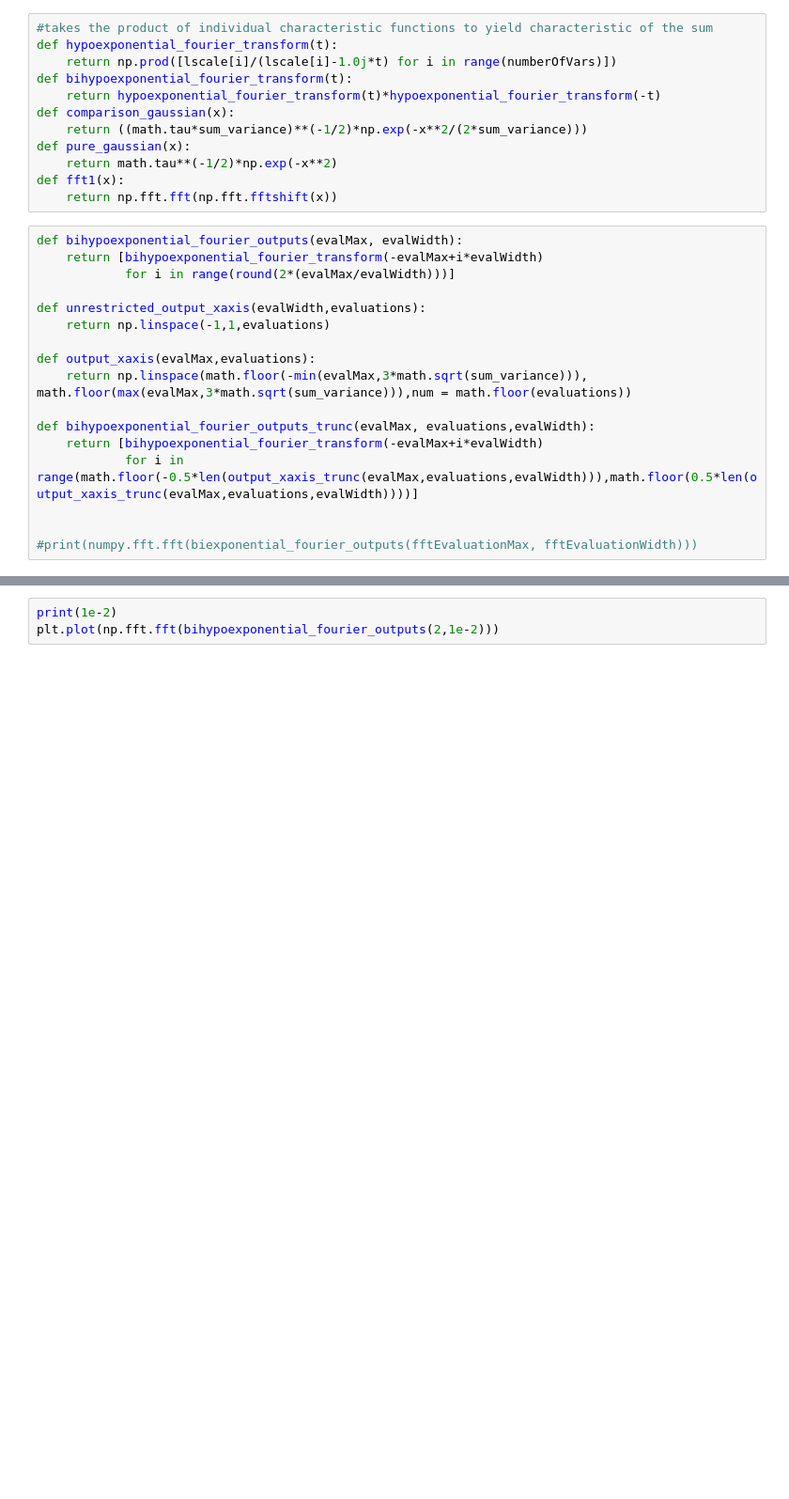
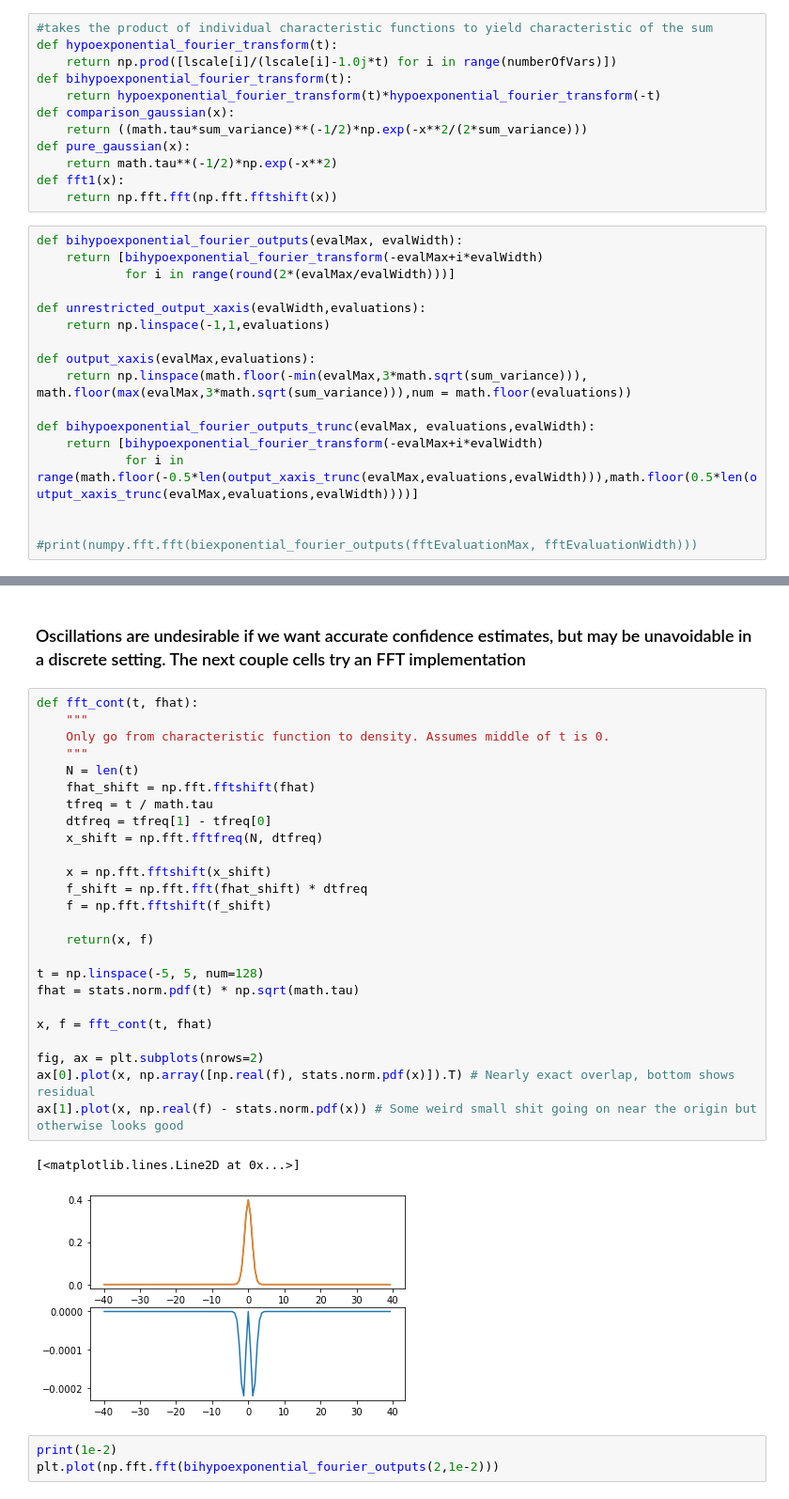
Before and after one commit to jlcbrown/FFT_hypoexp_comp, a Jupyter notebook: FFT_computation_testing.ipynb, the cells around one changed output, grey strips where cells are left out. Shown at 94% size. Saved outputs shown, nothing was run; the diff lists cells and outputs as text; blank space fills up the shorter version.

```diff
--- a/FFT_computation_testing.ipynb
+++ b/FFT_computation_testing.ipynb
@@ -54,3 +122,33 @@ def bihypoexponential_fourier_outputs_trunc(evalMax, evaluations,evalWidth):
+# %% [markdown]
+### Oscillations are undesirable if we want accurate confidence estimates, but may be unavoidable in a discrete setting. The next couple cells try an FFT implementation
+# %%
+def fft_cont(t, fhat):
+    """
+    Only go from characteristic function to density. Assumes middle of t is 0.
+    """
+    N = len(t)
+    fhat_shift = np.fft.fftshift(fhat)
+    tfreq = t / math.tau
+    dtfreq = tfreq[1] - tfreq[0]
+    x_shift = np.fft.fftfreq(N, dtfreq)
+
+    x = np.fft.fftshift(x_shift)
+    f_shift = np.fft.fft(fhat_shift) * dtfreq
+    f = np.fft.fftshift(f_shift)
+
+    return(x, f)
+
+t = np.linspace(-5, 5, num=128)
+fhat = stats.norm.pdf(t) * np.sqrt(math.tau)
+
+x, f = fft_cont(t, fhat)
+
+fig, ax = plt.subplots(nrows=2)
+ax[0].plot(x, np.array([np.real(f), stats.norm.pdf(x)]).T) # Nearly exact overlap, bottom shows residual
+ax[1].plot(x, np.real(f) - stats.norm.pdf(x)) # Some weird small shit going on near the origin but otherwise looks good
+# %% [output]
+[<matplotlib.lines.Line2D at 0x...>]
+[figure, added]
 # %%
 print(1e-2)
 plt.plot(np.fft.fft(bihypoexponential_fourier_outputs(2,1e-2)))
```
Also changed, not shown: parts of 6 cells of this notebook.
